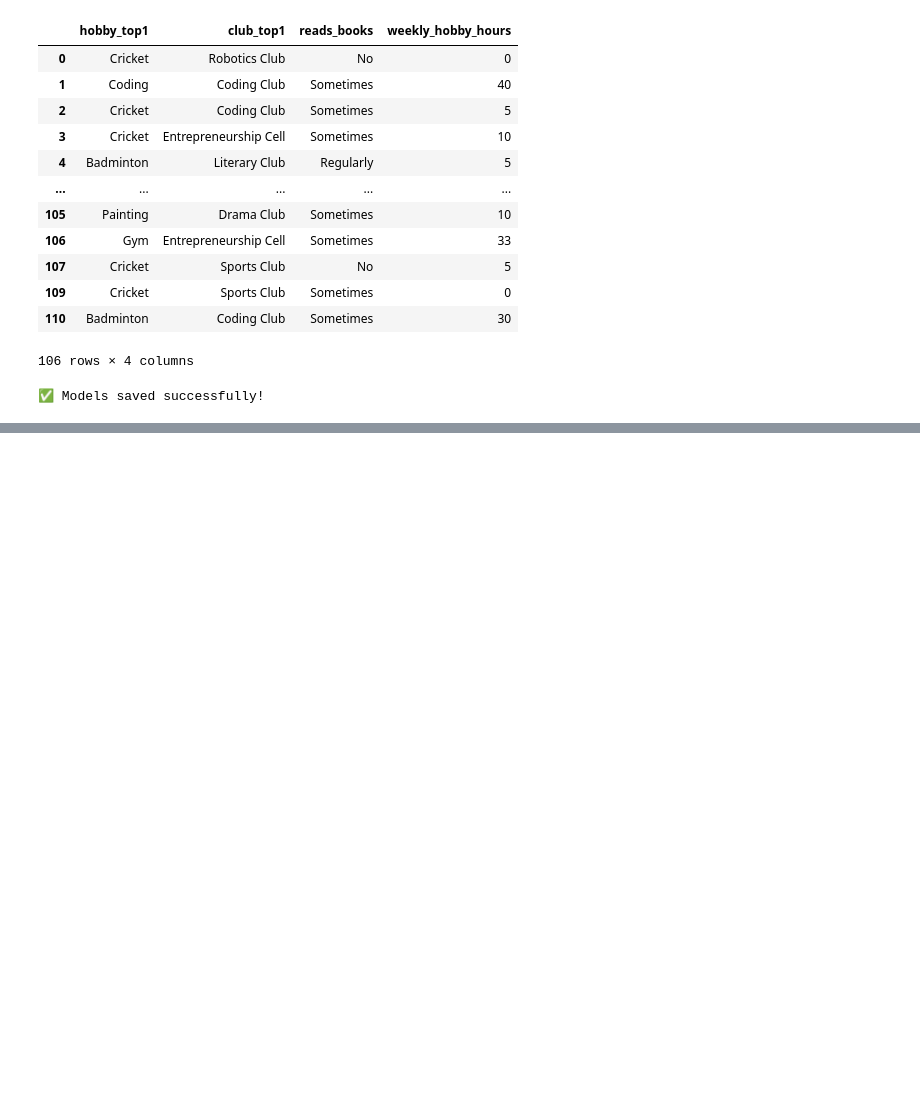
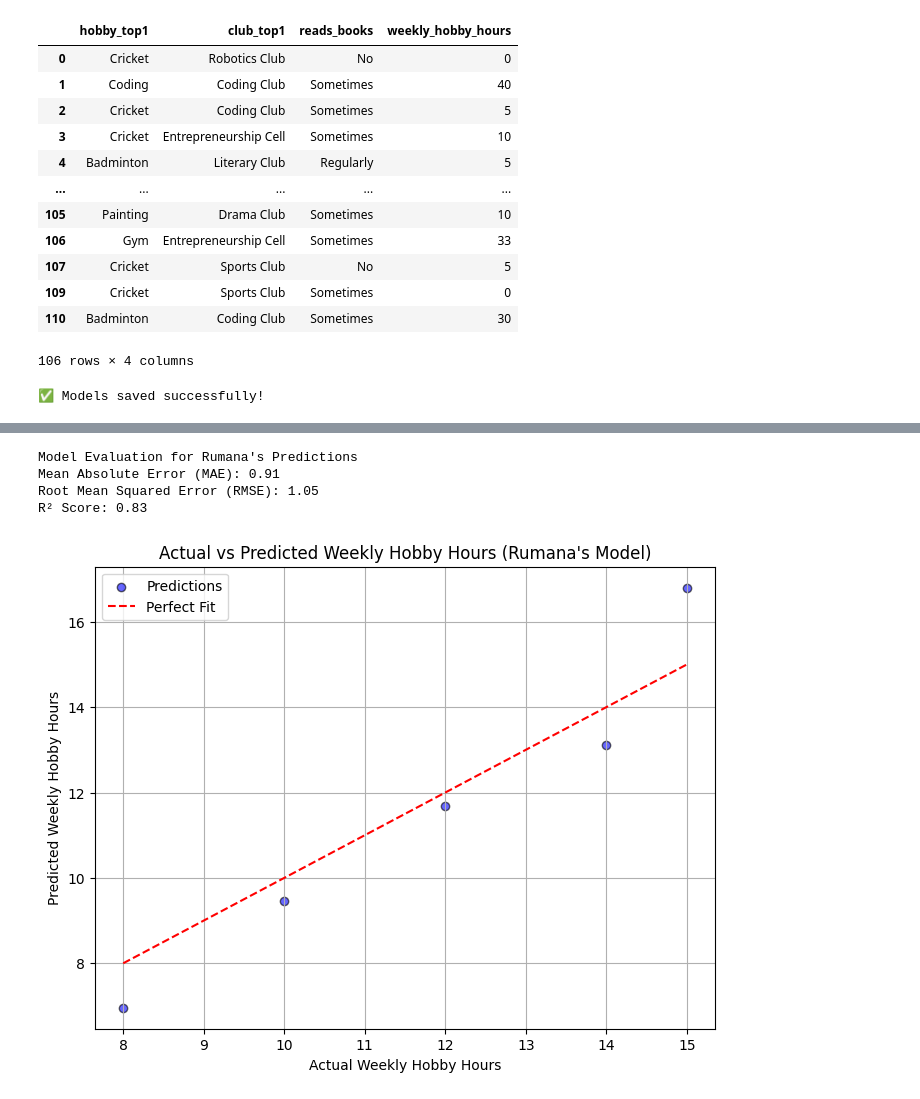
Before and after one commit to Nehajha098/Machine-Learning-Project-1, a Jupyter notebook: Jupyter Notebook/Machine Learning Project.ipynb, the cells around one changed output, grey strips where cells are left out. Saved outputs shown, nothing was run; the diff lists cells and outputs as text; code cells hidden in the pictures; blank space fills up the shorter version.

Commit message:
Update project with new models and notebook changes

```diff
--- a/Jupyter Notebook/Machine Learning Project.ipynb
+++ b/Jupyter Notebook/Machine Learning Project.ipynb
@@ -451,0 +452,36 @@ print(new_pred)
+# %%
+import numpy as np
+import matplotlib.pyplot as plt
+from sklearn.metrics import mean_absolute_error, mean_squared_error, r2_score
+
+# Example (replace this with Rumana's actual predictions & y_test)
+# y_pred = np.array([16.79764906, 6.95872802, 9.4678543, 13.12334408, 11.69156768])
+# y_test = np.array([...])  # true values from the dataset
+
+# ✅ Evaluation Metrics
+mae = mean_absolute_error(y_test, y_pred)
+rmse = np.sqrt(mean_squared_error(y_test, y_pred))  # no 'squared' issue here
+r2 = r2_score(y_test, y_pred)
+
+print("Model Evaluation for Rumana's Predictions")
+print(f"Mean Absolute Error (MAE): {mae:.2f}")
+print(f"Root Mean Squared Error (RMSE): {rmse:.2f}")
+print(f"R² Score: {r2:.2f}")
+
+# ✅ Visualization: Actual vs Predicted
+plt.figure(figsize=(8,6))
+plt.scatter(y_test, y_pred, color="blue", alpha=0.6, edgecolor="k", label="Predictions")
+plt.plot([min(y_test), max(y_test)], [min(y_test), max(y_test)], color="red", linestyle="--", label="Perfect Fit")
+
+plt.xlabel("Actual Weekly Hobby Hours")
+plt.ylabel("Predicted Weekly Hobby Hours")
+plt.title("Actual vs Predicted Weekly Hobby Hours (Rumana's Model)")
+plt.legend()
+plt.grid(True)
+plt.show()
+# %% [output]
+Model Evaluation for Rumana's Predictions
+Mean Absolute Error (MAE): 0.91
+Root Mean Squared Error (RMSE): 1.05
+R² Score: 0.83
+[figure, added]
```
Also changed, not shown: parts of 1 cell of this notebook, 4 other files.
